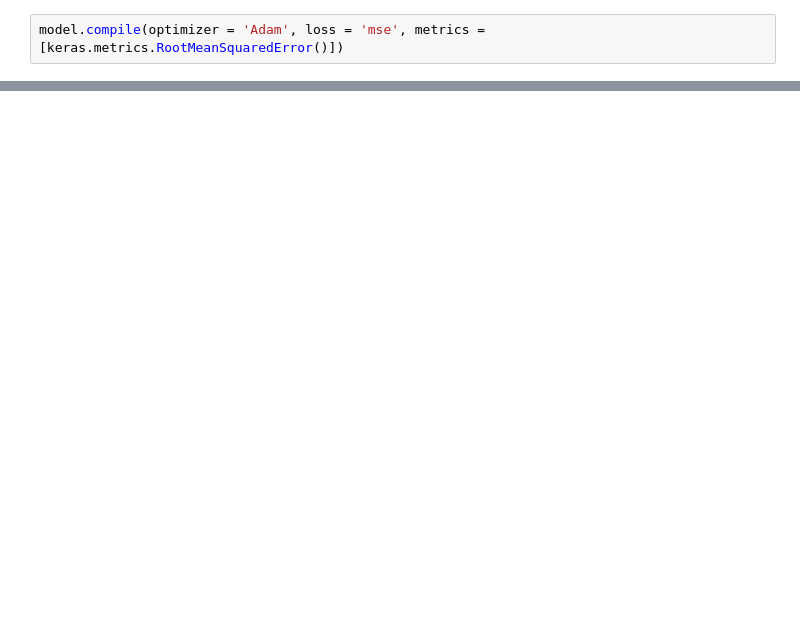
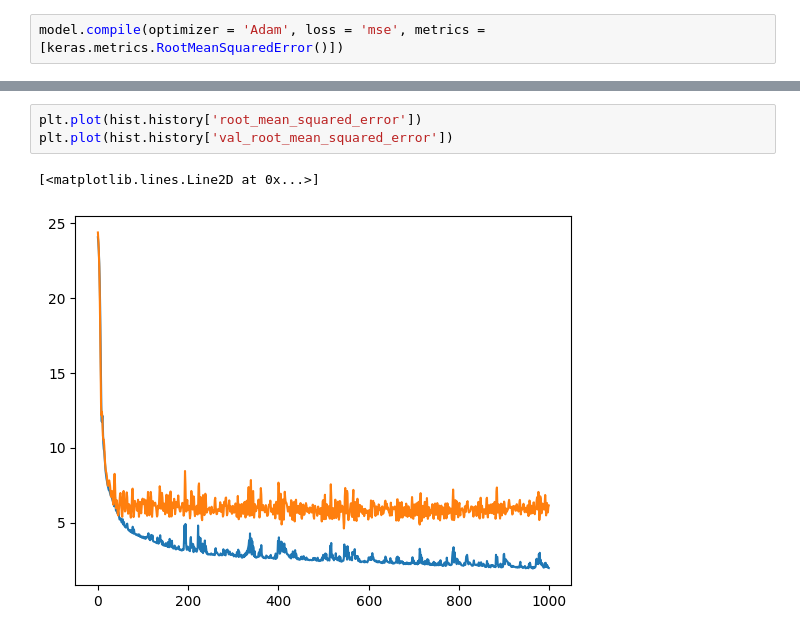
Before and after one commit to Abhijeet399/DS_PP_Classroom_14_OCT, a Jupyter notebook: Machine Learning/ANN_Boston.ipynb, the cells around one changed output, grey strips where cells are left out. Saved outputs shown, nothing was run; the diff lists cells and outputs as text; blank space fills up the shorter version.

```diff
--- a/Machine Learning/ANN_Boston.ipynb
+++ b/Machine Learning/ANN_Boston.ipynb
@@ -75,0 +133,6 @@ Epoch 1000/1000
+# %%
+plt.plot(hist.history['root_mean_squared_error'])
+plt.plot(hist.history['val_root_mean_squared_error'])
+# %% [output]
+[<matplotlib.lines.Line2D at 0x...>]
+[figure, added]
```
Also changed, not shown: parts of 8 cells of this notebook, 1 other file.
